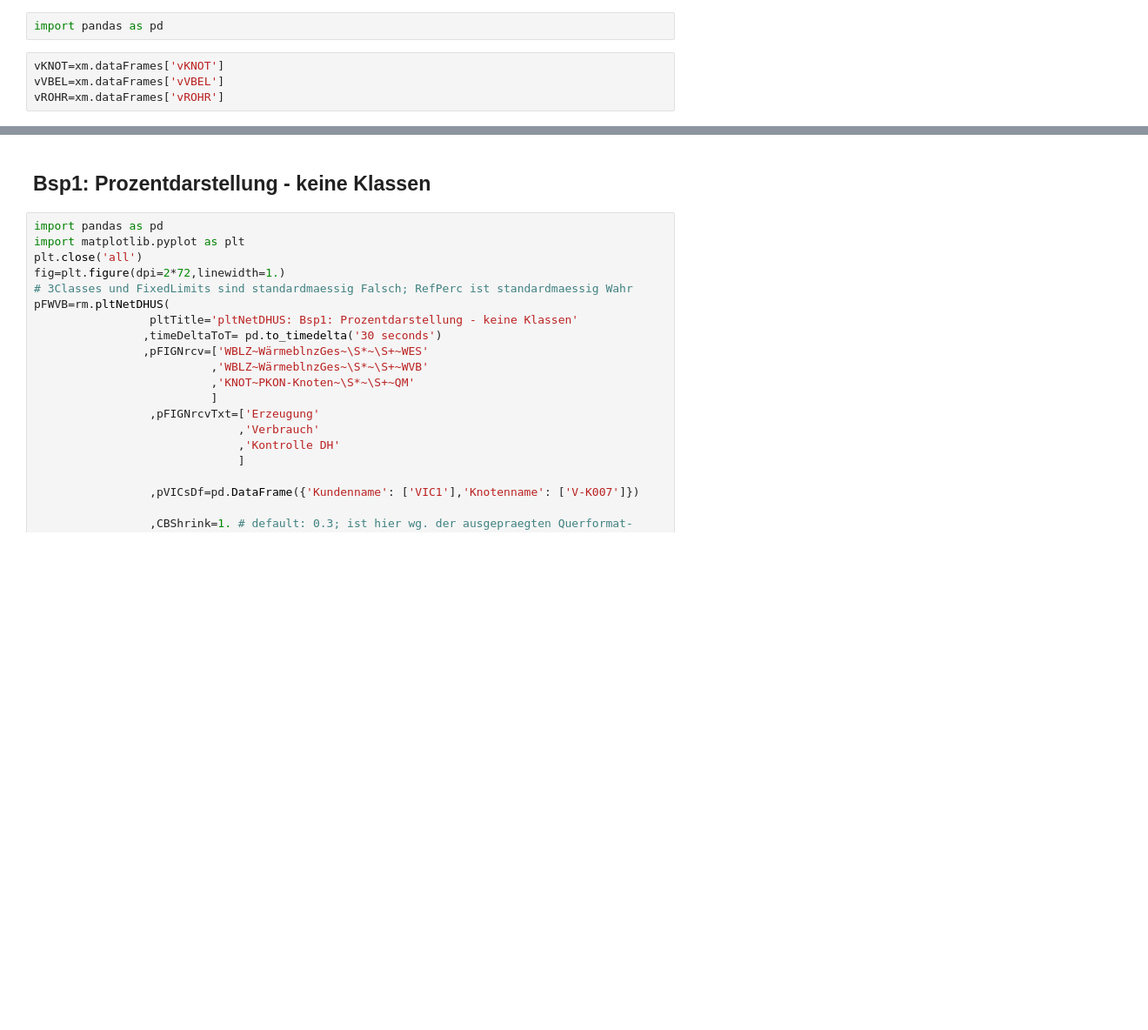
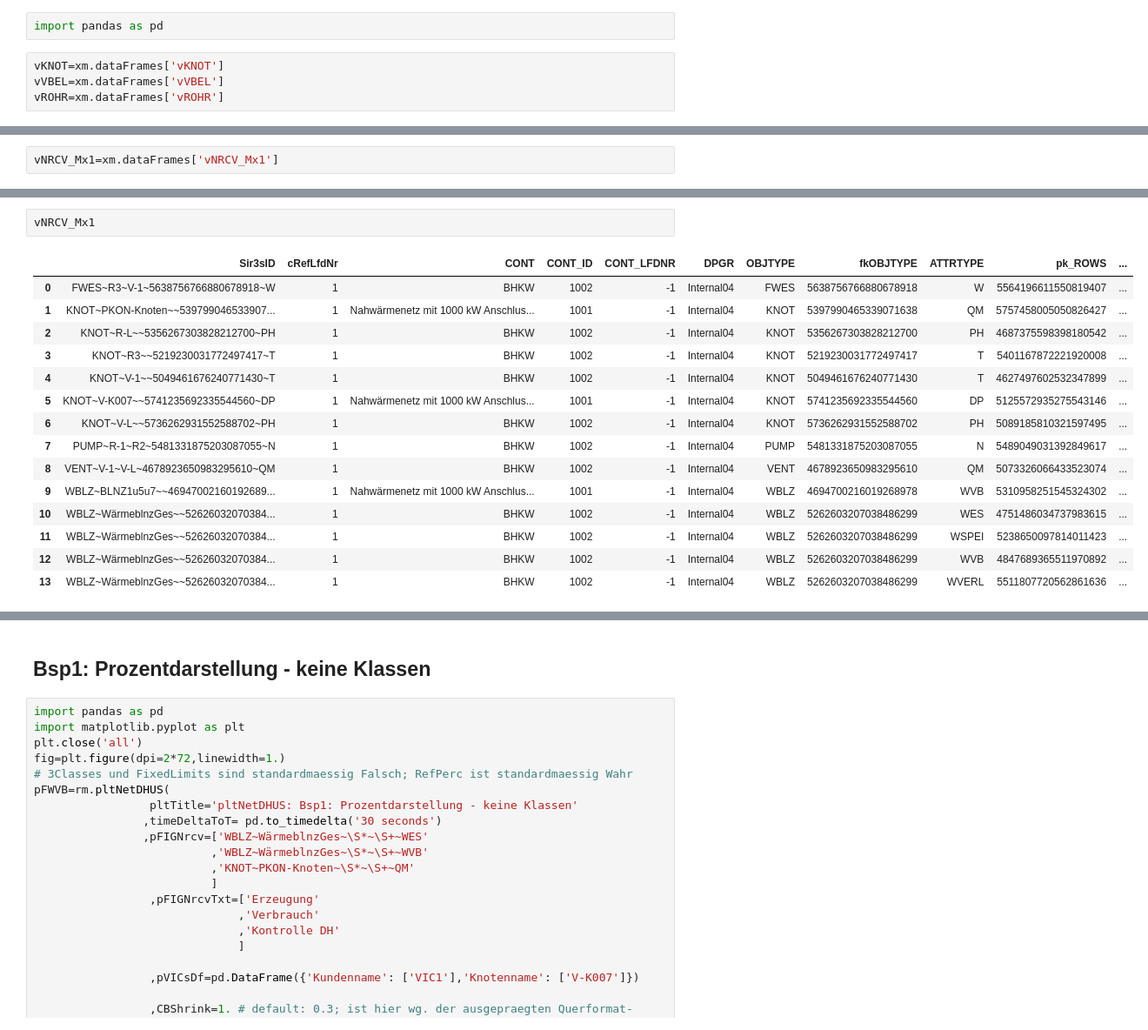
Before and after one commit to aw3s/PT3S, a Jupyter notebook: PT3S.ipynb, the cells around one changed output, grey strips where cells are left out. Shown: that part at 87% size. Saved outputs shown, nothing was run; the diff lists cells and outputs as text; blank space fills up the shorter version.

```diff
--- a/PT3S.ipynb
+++ b/PT3S.ipynb
@@ -213,0 +163,2 @@ df
+# %%
+vNRCV_Mx1=xm.dataFrames['vNRCV_Mx1']
@@ -213,0 +225,18 @@ df
+# %%
+vNRCV_Mx1
+# %% [output]
+|  | Sir3sID | cRefLfdNr | CONT | CONT_ID | CONT_LFDNR | DPGR | OBJTYPE | fkOBJTYPE | ATTRTYPE | pk_ROWS | ... |
+| 0 | FWES~R3~V-1~5638756766880678918~W | 1 | BHKW | 1002 | -1 | Internal04 | FWES | 5638756766880678918 | W | 5564196611550819407 | ... |
+| 1 | KNOT~PKON-Knoten~~539799046533907... | 1 | Nahwärmenetz mit 1000 kW Anschlus... | 1001 | -1 | Internal04 | KNOT | 5397990465339071638 | QM | 5757458005050826427 | ... |
+| 2 | KNOT~R-L~~5356267303828212700~PH | 1 | BHKW | 1002 | -1 | Internal04 | KNOT | 5356267303828212700 | PH | 4687375598398180542 | ... |
+| 3 | KNOT~R3~~5219230031772497417~T | 1 | BHKW | 1002 | -1 | Internal04 | KNOT | 5219230031772497417 | T | 5401167872221920008 | ... |
+| 4 | KNOT~V-1~~5049461676240771430~T | 1 | BHKW | 1002 | -1 | Internal04 | KNOT | 5049461676240771430 | T | 4627497602532347899 | ... |
+| 5 | KNOT~V-K007~~5741235692335544560~DP | 1 | Nahwärmenetz mit 1000 kW Anschlus... | 1001 | -1 | Internal04 | KNOT | 5741235692335544560 | DP | 5125572935275543146 | ... |
+| 6 | KNOT~V-L~~5736262931552588702~PH | 1 | BHKW | 1002 | -1 | Internal04 | KNOT | 5736262931552588702 | PH | 5089185810321597495 | ... |
+| 7 | PUMP~R-1~R2~5481331875203087055~N | 1 | BHKW | 1002 | -1 | Internal04 | PUMP | 5481331875203087055 | N | 5489049031392849617 | ... |
+| 8 | VENT~V-1~V-L~4678923650983295610~QM | 1 | BHKW | 1002 | -1 | Internal04 | VENT | 4678923650983295610 | QM | 5073326066433523074 | ... |
+| 9 | WBLZ~BLNZ1u5u7~~46947002160192689... | 1 | Nahwärmenetz mit 1000 kW Anschlus... | 1001 | -1 | Internal04 | WBLZ | 4694700216019268978 | WVB | 5310958251545324302 | ... |
+| 10 | WBLZ~WärmeblnzGes~~52626032070384... | 1 | BHKW | 1002 | -1 | Internal04 | WBLZ | 5262603207038486299 | WES | 4751486034737983615 | ... |
+| 11 | WBLZ~WärmeblnzGes~~52626032070384... | 1 | BHKW | 1002 | -1 | Internal04 | WBLZ | 5262603207038486299 | WSPEI | 5238650097814011423 | ... |
+| 12 | WBLZ~WärmeblnzGes~~52626032070384... | 1 | BHKW | 1002 | -1 | Internal04 | WBLZ | 5262603207038486299 | WVB | 4847689365511970892 | ... |
+| 13 | WBLZ~WärmeblnzGes~~52626032070384... | 1 | BHKW | 1002 | -1 | Internal04 | WBLZ | 5262603207038486299 | WVERL | 5511807720562861636 | ... |
```
Also changed, not shown: parts of 19 cells of this notebook, 1 other file.
